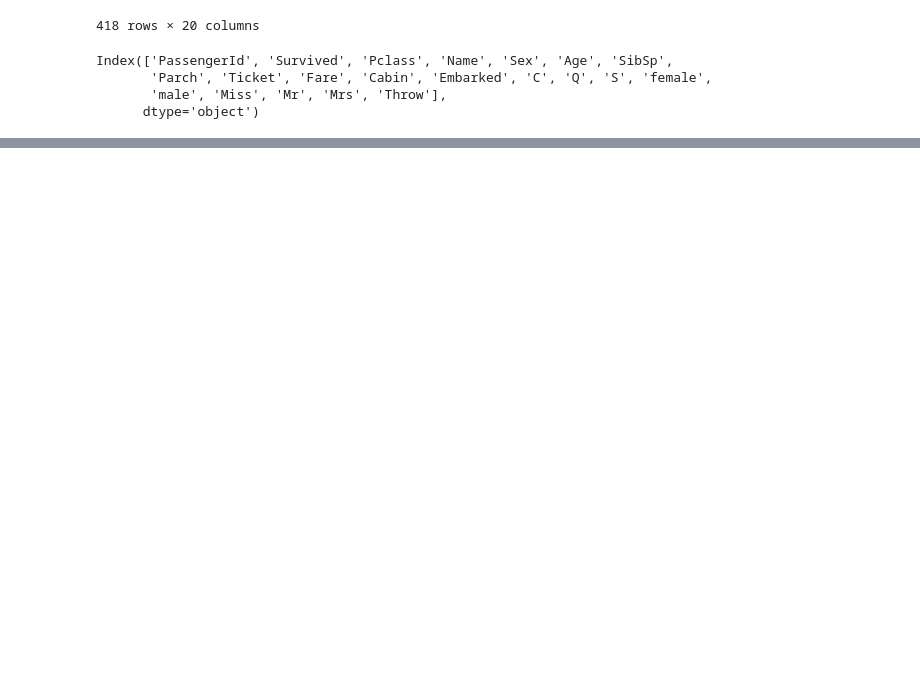
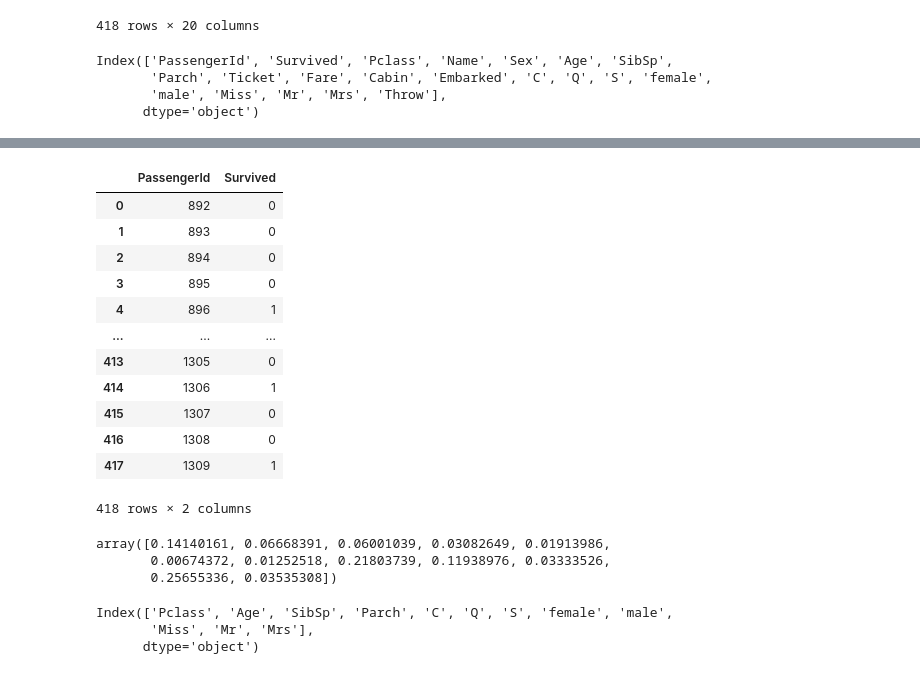
Before and after one commit to wangpouwei/Paul, a Jupyter notebook: titanic.ipynb, the cells around one changed output, grey strips where cells are left out. Drawn from its saved outputs; the diff is of its cells as text; code cells hidden in the pictures; blank space fills up the shorter version.

```diff
--- a/titanic.ipynb
+++ b/titanic.ipynb
@@ -259,0 +321,37 @@ testdf
+# %%
+testx = testdf.drop(["PassengerId"], axis=1)
+testid = testdf["PassengerId"]
+clf = RandomForestClassifier(max_depth=5, n_estimators=20)
+clf.fit(trainx, trainy)
+pre = clf.predict(testx)
+result = pd.DataFrame()
+result["PassengerId"] = testid
+result["Survived"] = pre
+result.to_csv("result.csv", encoding="utf-8", index=False)
+result
+# %% [output]
+|  | PassengerId | Survived |
+| 0 | 892 | 0 |
+| 1 | 893 | 0 |
+| 2 | 894 | 0 |
+| 3 | 895 | 0 |
+| 4 | 896 | 1 |
+| ... | ... | ... |
+| 413 | 1305 | 0 |
+| 414 | 1306 | 1 |
+| 415 | 1307 | 0 |
+| 416 | 1308 | 0 |
+| 417 | 1309 | 1 |
+418 rows × 2 columns
+# %%
+clf.feature_importances_
+# %% [output]
+array([0.14140161, 0.06668391, 0.06001039, 0.03082649, 0.01913986,
+       0.00674372, 0.01252518, 0.21803739, 0.11938976, 0.03333526,
+       0.25655336, 0.03535308])
+# %%
+trainx.columns
+# %% [output]
+Index(['Pclass', 'Age', 'SibSp', 'Parch', 'C', 'Q', 'S', 'female', 'male',
+       'Miss', 'Mr', 'Mrs'],
+      dtype='object')
```
Also changed, not shown: parts of 5 cells of this notebook.
